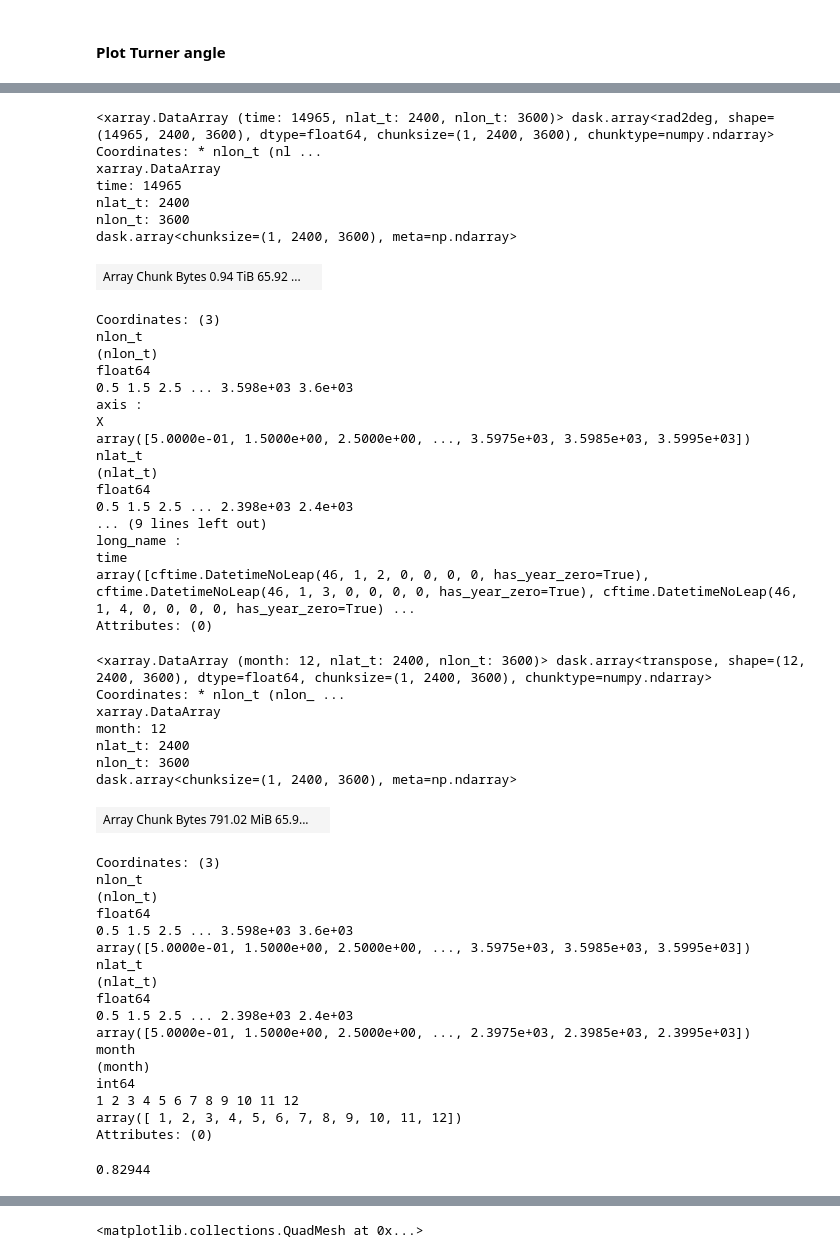
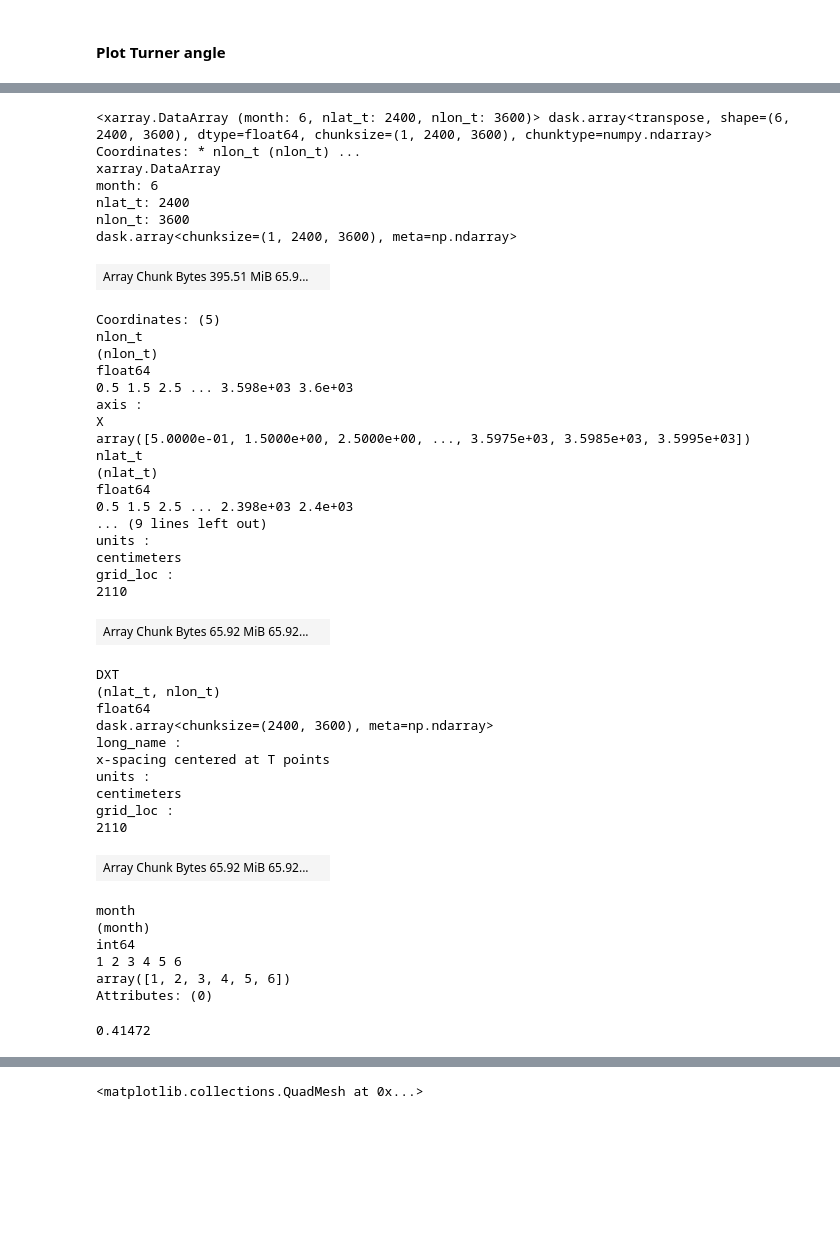
Before and after one commit to shanicetbailey/SST-gradients, a Jupyter notebook: CESM/3_horiz_turner_angle.ipynb, the cells around one changed output, grey strips where cells are left out. Drawn from its saved outputs; the diff is of its cells as text; code cells hidden in the pictures; blank space fills up the shorter version.

Commit message:
successfully uploaded ta clim ds

```diff
--- a/CESM/3_horiz_turner_angle.ipynb
+++ b/CESM/3_horiz_turner_angle.ipynb
@@ -88,7 +88,7 @@ url = "https://raw.githubusercontent.com/pangeo-data/pangeo-datastore/master/int
 cat = open_catalog(url)
 cesm  = cat["CESM_POP_hires_control"].to_dask()
 #workaround from Julius to make gradient func work quicker
-ds_drop = cesm.drop([v for v in cesm.coords if v not in ['DXT', 'DXU', 'DYT', 'DYU']])
+ds_drop = cesm.drop([v for v in cesm.coords if v not in ['DXT', 'DXU', 'DYT', 'DYU', 'time']])
 # %%
 grid, ds_ren = pop_tools.to_xgcm_grid_dataset(ds_drop)
 # %%
@@ -135,9 +135,9 @@ def horizontal_turner_angle():
     term1 = modgradrho*(gradrho[0]*(alpha*gradT[0] + beta*gradS[0]) + gradrho[1]*(alpha*gradT[1] + beta*gradS[1]))
     term2 = modgradrho*(gradrho[0]*(alpha*gradT[0] - beta*gradS[0]) + gradrho[1]*(alpha*gradT[1] - beta*gradS[1]))
     turner_radians = np.arctan2(term1, term2)
-    turner_angle = np.rad2deg(ta_rad)
+    turner_angle = np.rad2deg(turner_radians)
 
-    return (turner_radians)
+    return (turner_angle)
 # %%
 #weddell region
 selection = dict(time=10, nlon_t=slice(470, 1000), nlat_t=slice(0,500))
@@ -185,64 +185,53 @@ grid_loc :
 2110
 | Array Chunk Bytes 65.92 MiB 65.92... |  |
 Attributes: (0)
-# %%
-ta_newcoord = ta.assign_coords(coords={'time':cesm.time})
-ta_newcoord_drop = ta_newcoord.drop([v for v in ta_newcoord.coords if v not in ['nlon_t', 'nlat_t', 'time']])
-ta_newcoord_drop
-# %% [output]
-<xarray.DataArray (time: 14965, nlat_t: 2400, nlon_t: 3600)> dask.array<rad2deg, shape=(14965, 2400, 3600), dtype=float64, chunksize=(1, 2400, 3600), chunktype=numpy.ndarray> Coordinates: * nlon_t (nl ...
-xarray.DataArray
-time: 14965
-nlat_t: 2400
-nlon_t: 3600
-dask.array<chunksize=(1, 2400, 3600), meta=np.ndarray>
-| Array Chunk Bytes 0.94 TiB 65.92 ... |  |
-Coordinates: (3)
-nlon_t
-(nlon_t)
-float64
-0.5 1.5 2.5 ... 3.598e+03 3.6e+03
-axis :
-X
-array([5.0000e-01, 1.5000e+00, 2.5000e+00, ..., 3.5975e+03, 3.5985e+03, 3.5995e+03])
-nlat_t
-(nlat_t)
-float64
-0.5 1.5 2.5 ... 2.398e+03 2.4e+03
-... (9 lines left out)
-long_name :
-time
-array([cftime.DatetimeNoLeap(46, 1, 2, 0, 0, 0, 0, has_year_zero=True), cftime.DatetimeNoLeap(46, 1, 3, 0, 0, 0, 0, has_year_zero=True), cftime.DatetimeNoLeap(46, 1, 4, 0, 0, 0, 0, has_year_zero=True) ...
-Attributes: (0)
 # %%
-ta_clim = ta_newcoord_drop.groupby('time.month').mean()
+ta_clim = ta.isel(time=slice(0,180)).groupby('time.month').mean()
 ta_clim
 # %% [output]
-<xarray.DataArray (month: 12, nlat_t: 2400, nlon_t: 3600)> dask.array<transpose, shape=(12, 2400, 3600), dtype=float64, chunksize=(1, 2400, 3600), chunktype=numpy.ndarray> Coordinates: * nlon_t (nlon_ ...
+<xarray.DataArray (month: 6, nlat_t: 2400, nlon_t: 3600)> dask.array<transpose, shape=(6, 2400, 3600), dtype=float64, chunksize=(1, 2400, 3600), chunktype=numpy.ndarray> Coordinates: * nlon_t (nlon_t) ...
 xarray.DataArray
-month: 12
+month: 6
 nlat_t: 2400
 nlon_t: 3600
 dask.array<chunksize=(1, 2400, 3600), meta=np.ndarray>
-| Array Chunk Bytes 791.02 MiB 65.9... |  |
+| Array Chunk Bytes 395.51 MiB 65.9... |  |
-Coordinates: (3)
+Coordinates: (5)
 nlon_t
 (nlon_t)
 float64
 0.5 1.5 2.5 ... 3.598e+03 3.6e+03
+axis :
+X
 array([5.0000e-01, 1.5000e+00, 2.5000e+00, ..., 3.5975e+03, 3.5985e+03, 3.5995e+03])
 nlat_t
 (nlat_t)
 float64
 0.5 1.5 2.5 ... 2.398e+03 2.4e+03
-array([5.0000e-01, 1.5000e+00, 2.5000e+00, ..., 2.3975e+03, 2.3985e+03, 2.3995e+03])
-month
-(month)
-int64
-1 2 3 4 5 6 7 8 9 10 11 12
-array([ 1, 2, 3, 4, 5, 6, 7, 8, 9, 10, 11, 12])
-Attributes: (0)
+... (9 lines left out)
+units :
+centimeters
+grid_loc :
+2110
+| Array Chunk Bytes 65.92 MiB 65.92... |  |
+DXT
+(nlat_t, nlon_t)
+float64
+dask.array<chunksize=(2400, 3600), meta=np.ndarray>
+long_name :
+x-spacing centered at T points
+units :
+centimeters
+grid_loc :
+2110
+| Array Chunk Bytes 65.92 MiB 65.92... |  |
+month
+(month)
+int64
+1 2 3 4 5 6
+array([1, 2, 3, 4, 5, 6])
+Attributes: (0)
 # %%
 ta_clim.nbytes/1e9
 # %% [output]
-0.82944
+0.41472
```
Also changed, not shown: parts of 9 cells of this notebook.
